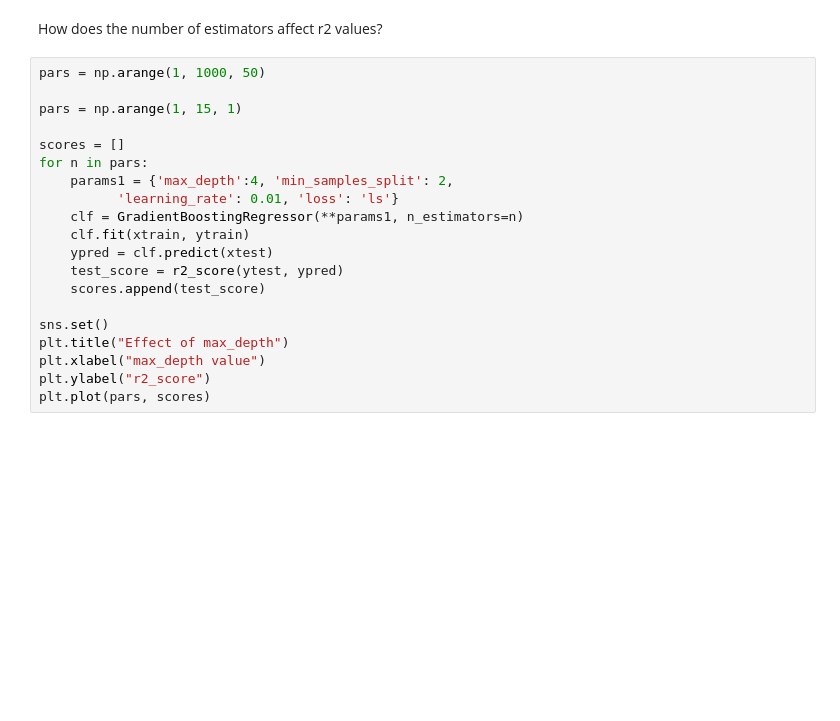
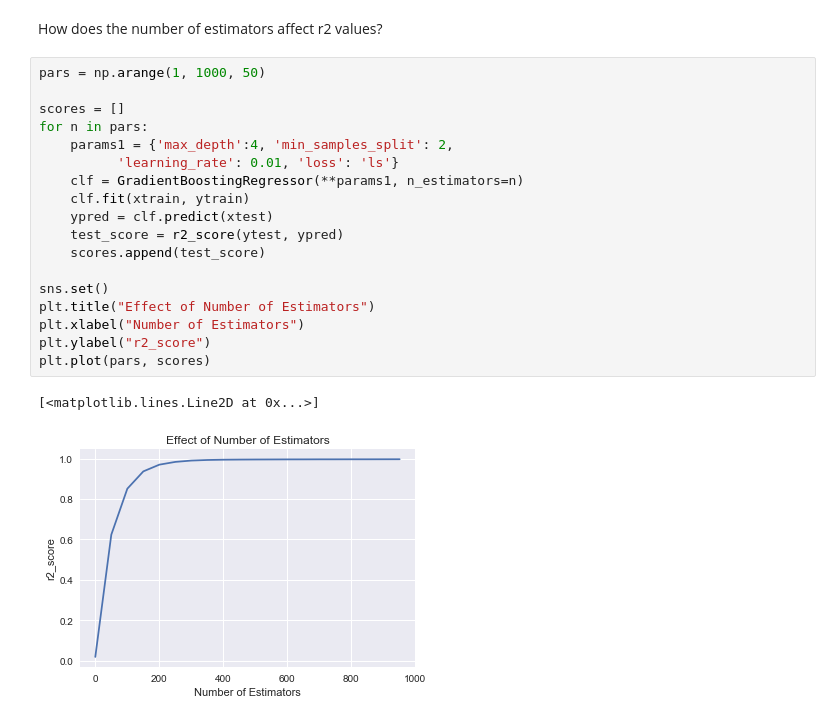
Before and after one commit to optichill/optichill, a Jupyter notebook: optichill/Decision-trees.ipynb, the cells around one changed output. Drawn from its saved outputs; the diff is of its cells as text; blank space fills up the shorter version.

```diff
--- a/optichill/Decision-trees.ipynb
+++ b/optichill/Decision-trees.ipynb
@@ -395,21 +383,22 @@ plt.plot(pars, scores)
 How does the number of estimators affect r2 values?
 # %%
 pars = np.arange(1, 1000, 50)
-
-pars = np.arange(1, 15, 1)
 
 scores = []
 for n in pars:
     params1 = {'max_depth':4, 'min_samples_split': 2,
           'learning_rate': 0.01, 'loss': 'ls'}
     clf = GradientBoostingRegressor(**params1, n_estimators=n)
     clf.fit(xtrain, ytrain)
     ypred = clf.predict(xtest)
     test_score = r2_score(ytest, ypred)
     scores.append(test_score)
 
 sns.set()
-plt.title("Effect of max_depth")
-plt.xlabel("max_depth value")
+plt.title("Effect of Number of Estimators")
+plt.xlabel("Number of Estimators")
 plt.ylabel("r2_score")
 plt.plot(pars, scores)
+# %% [output]
+[<matplotlib.lines.Line2D at 0x...>]
+[figure, added]
```
Also changed, not shown: parts of 19 cells of this notebook.
